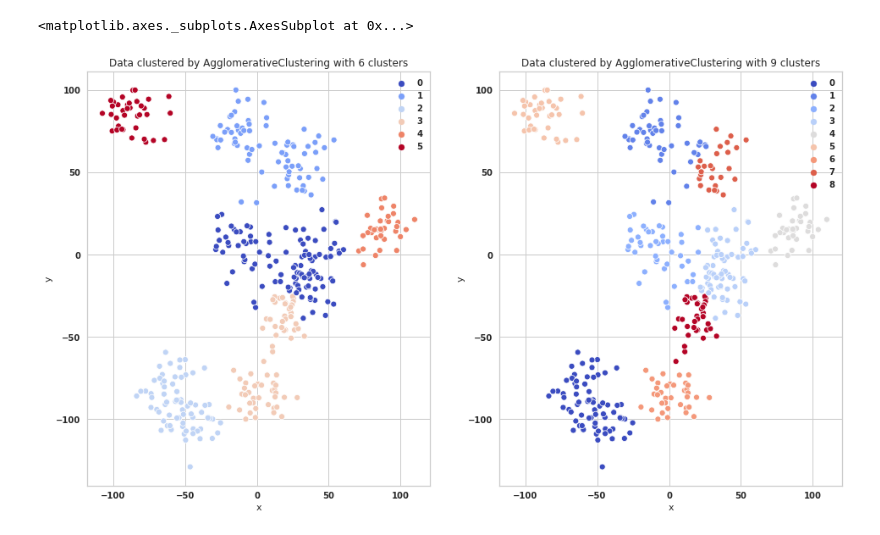
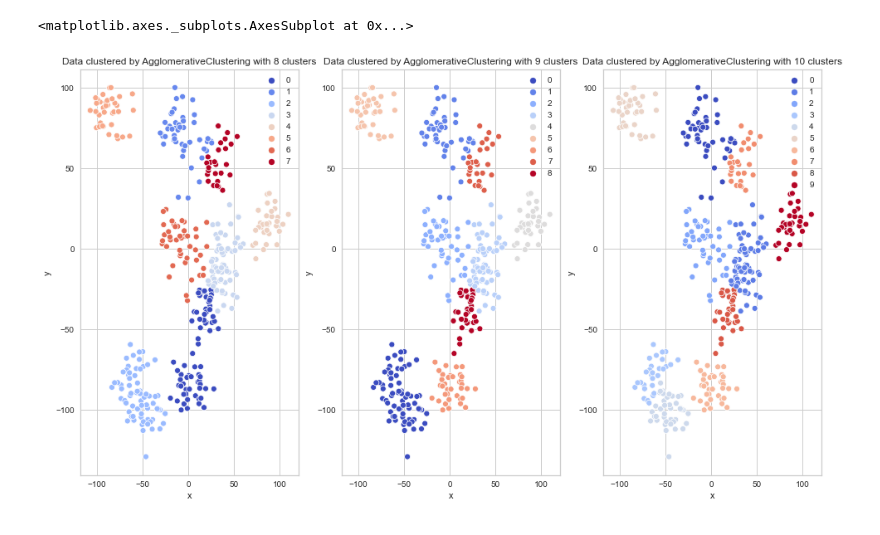
Before and after one commit to mini-pw/2021L-WUM, a Jupyter notebook: Prace_domowe/Praca_domowa5/Grupa4/Yevhenii_Vinichenko/pd5.ipynb, the cells around one changed output. Cells and saved outputs as stored; diff of their text form; code cells hidden in the pictures.

```diff
--- a/Prace_domowe/Praca_domowa5/Grupa4/Yevhenii_Vinichenko/pd5.ipynb
+++ b/Prace_domowe/Praca_domowa5/Grupa4/Yevhenii_Vinichenko/pd5.ipynb
@@ -130,29 +124,21 @@ visualizer.show()
 [figure]
 [figure]
 <matplotlib.axes._subplots.AxesSubplot at 0x...>
-# %%
-agg_clustering9 = AgglomerativeClustering(n_clusters=9, linkage="complete")
-agg_clustering9.fit(data)
-agg_clustering6 = AgglomerativeClustering(n_clusters=6, linkage="complete")
-agg_clustering6.fit(data)
-
-fig, axes = plt.subplots(1, 2)
-sns.scatterplot(ax=axes[0], x="x", y="y",
-                data=data,
-                hue=agg_clustering6.labels_,
-                legend="full",
-               palette="coolwarm")
-sns.scatterplot(ax=axes[1], x="x", y="y",
-                data=data,
-                hue=agg_clustering9.labels_,
-                legend="full",
-               palette="coolwarm")
-axes[0].set_title("Data clustered by AgglomerativeClustering with 6 clusters")
-axes[1].set_title("Data clustered by AgglomerativeClustering with 9 clusters")
-plt.show()
-# podobny podział jak wcześniej,
-# sytuacja z 9 klastrami wygląda jednak sensowniej.
-# w porównaniu do KMeans9, AgglomerativeClustering9 gorzej poradził sobie ze
-# znalizieniem granicy klastrów 1 i 7
-# %% [output]
-[figure, removed]
+# %%
+n_clusters = [8, 9, 10]
+fig, axes = plt.subplots(1, 3)
+for i in range(3):
+    agg_clustering = AgglomerativeClustering(n_clusters=n_clusters[i], linkage="complete")
+    agg_clustering.fit(data)
+
+    sns.scatterplot(ax=axes[i], x="x", y="y",
+                data=data,
+                hue=agg_clustering.labels_,
+                legend="full",
+               palette="coolwarm")
+    axes[i].set_title("Data clustered by AgglomerativeClustering with " +
+                      str( n_clusters[i]) + " clusters")
+plt.show()
+# sytuacja z 9 klastrami wygląda najsensowniej
+# %% [output]
+[figure, added]
```
Also changed, not shown: parts of 5 cells of this notebook.
